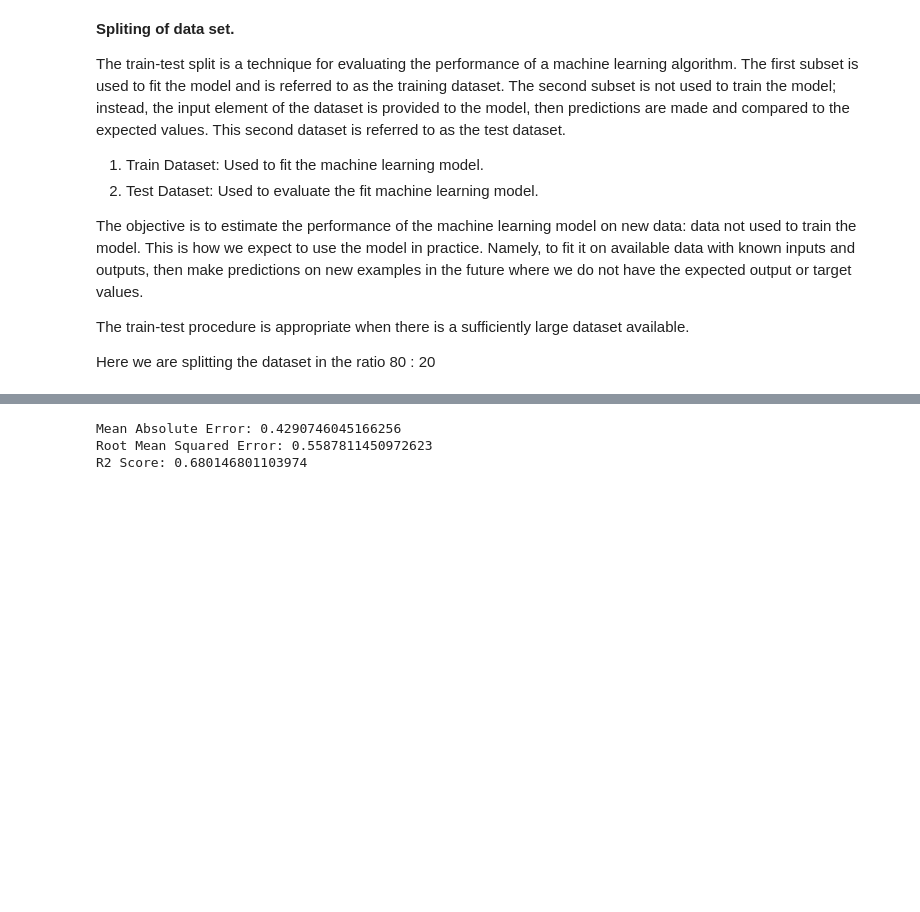
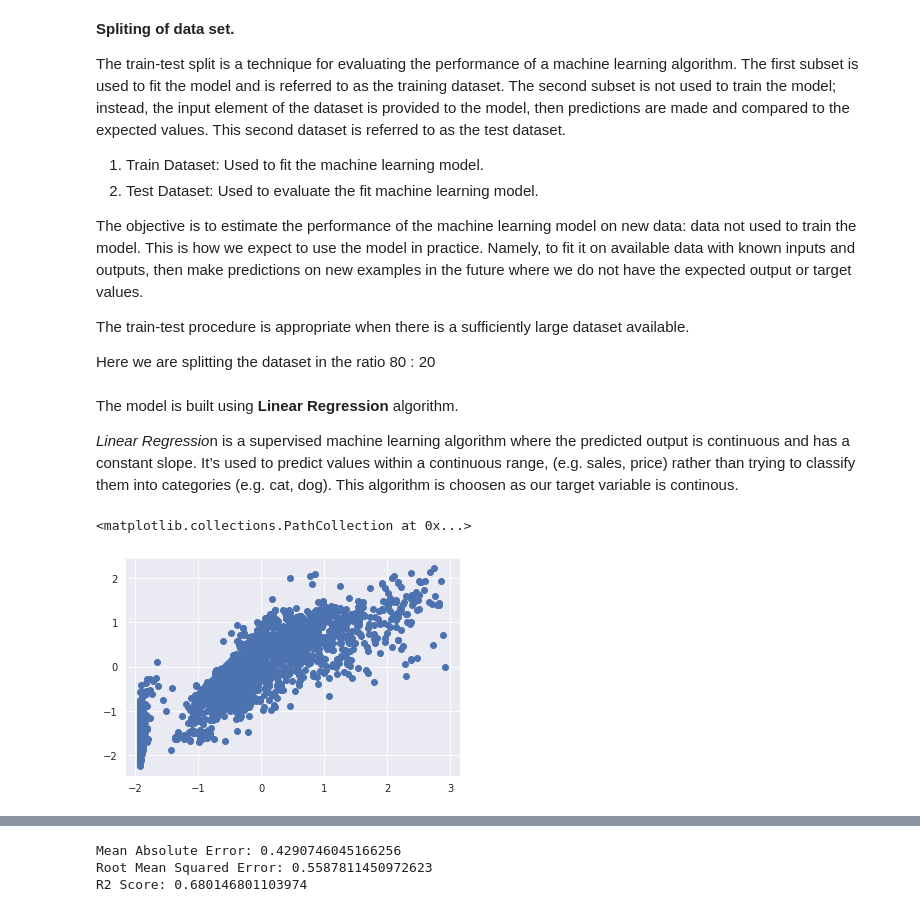
Before and after one commit to Sahiti99/EDA-on-cardata, a Jupyter notebook: Untitled1.ipynb, the cells around one changed output, grey strips where cells are left out. Drawn from its saved outputs; the diff is of its cells as text; code cells hidden in the pictures; blank space fills up the shorter version.

```diff
--- a/Untitled1.ipynb
+++ b/Untitled1.ipynb
@@ -732,8 +731,18 @@ Here we are splitting the dataset in the ratio 80 : 20
 # %%
 from sklearn.model_selection import train_test_split
 X_train, X_test, y_train, y_test = train_test_split(X, y, test_size = 0.2, random_state = 0)
+# %% [markdown]
+The model is built using **Linear Regression** algorithm.
+
+*Linear Regressio*n is a supervised machine learning algorithm where the predicted output is continuous and has a constant slope. It’s used to predict values within a continuous range, (e.g. sales, price) rather than trying to classify them into categories (e.g. cat, dog).
+This algorithm is choosen as our target variable is continous.
 # %%
 from sklearn.linear_model import LinearRegression
 reg = LinearRegression()
 reg.fit(X_train, y_train)
 y_pred=reg.predict(X_test)
+# %%
+plt.scatter(y_test,y_pred)
+# %% [output]
+<matplotlib.collections.PathCollection at 0x...>
+[figure, added]
```
Also changed, not shown: parts of 43 cells of this notebook.
